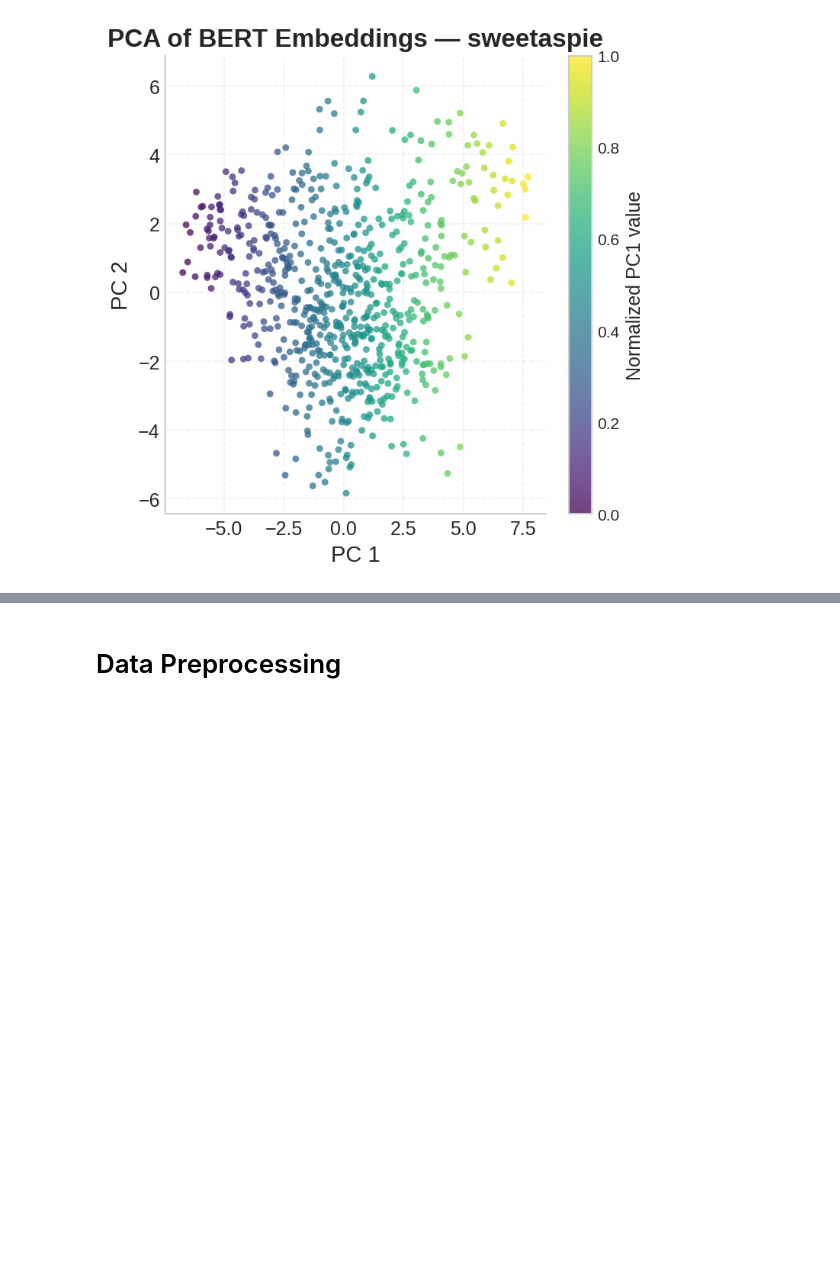
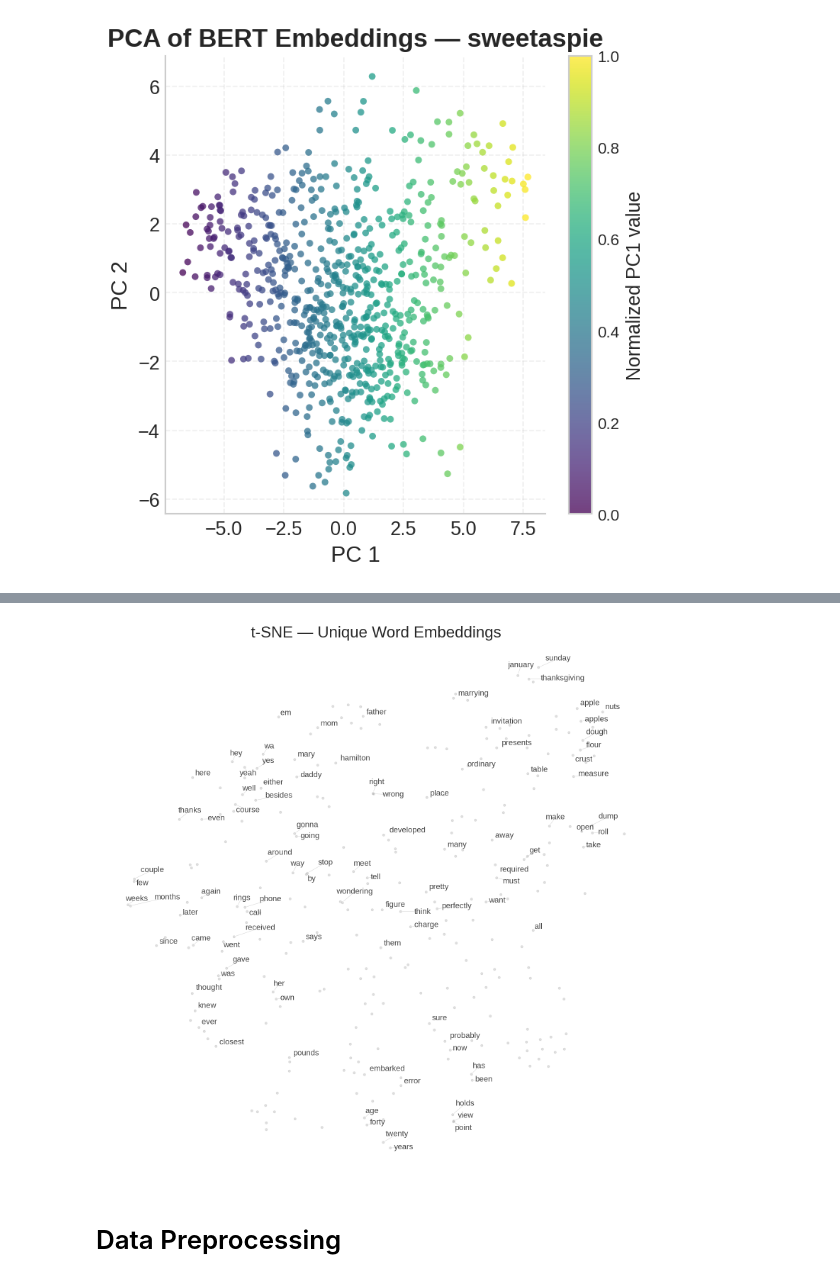
Before and after one commit to mkaeppel/stat215a_final, a Jupyter notebook: code/bert_pretrained.ipynb, the cells around one changed output, grey strips where cells are left out. Saved outputs shown, nothing was run; the diff lists cells and outputs as text; code cells hidden in the pictures; blank space fills up the shorter version.

Commit message:
update tsne

```diff
--- a/code/bert_pretrained.ipynb
+++ b/code/bert_pretrained.ipynb
@@ -174,6 +174,8 @@ with open(out_path, "wb") as f:
     pickle.dump(bert_embeddings, f)
 # %%
 # check embeddings
+out_dir = Path.cwd() / "embeddings"
+out_path = out_dir / "bert_base_uncased_word_embeddings.pkl"
 with open(out_path, "rb") as f:
     bert_emb = pickle.load(f)
 
@@ -254,3 +256,87 @@ plt.tight_layout()
 plt.show()
 # %% [output]
 [figure]
+# %%
+# tSNE and visualization
+
+from adjustText import adjust_text
+from collections import defaultdict
+from sklearn.decomposition import PCA
+from sklearn.manifold import TSNE
+
+# group embeddings by word
+word2vecs = defaultdict(list)
+for w, v in zip(words, embeddings):
+    w_clean = w.strip()
+    if w_clean:
+        word2vecs[w_clean].append(v)
+
+# average pooling to get one embedding per unique word
+unique_words = []
+unique_embs = []
+
+for w, vecs in word2vecs.items():
+    unique_words.append(w)
+    unique_embs.append(np.mean(vecs, axis=0))
+
+unique_embs = np.array(unique_embs)
+print(f"[INFO] unique words = {len(unique_words)}")
+
+
+# Select top words to label
+scores = np.linalg.norm(unique_embs, axis=1)
+top_k = 100
+top_idx = np.argsort(scores)[-top_k:]
+print(f"[INFO] labeling top {top_k} unique words")
+
+
+# PCA reduce to 50 dims (safer for t-SNE)
+pca = PCA(n_components=min(50, unique_embs.shape[1], unique_embs.shape[0]-1))
+X50 = pca.fit_transform(unique_embs)
+
+tsne = TSNE(
+    n_components=2,
+    perplexity=30,
+    learning_rate=200,
+    n_iter=1000,
+    metric="cosine",
+    random_state=42,
+    verbose=1
+)
+X2 = tsne.fit_transform(X50)
+
+
+# Plot + labels
+plt.figure(figsize=(8,8), dpi=200)
+plt.scatter(X2[:,0], X2[:,1], s=6, alpha=0.25, color="gray")
+
+texts = []
+for i in top_idx:
+    t = plt.text(
+        X2[i,0], X2[i,1],
+        unique_words[i],
+        fontsize=8,
+        alpha=0.85
+    )
+    texts.append(t)
+
+
+# auto adjust text to reduce overlaps
+adjust_text(
+    texts,
+    arrowprops=dict(
+        arrowstyle="-",
+        color="gray",
+        alpha=0.4
+    ),
+    expand_text=(1.1, 1.2),
+    force_points=0.15,
+    force_text=0.3
+)
+
+plt.title("t-SNE — Unique Word Embeddings", fontsize=16)
+plt.axis("off")
+plt.tight_layout()
+plt.savefig("bert_pretrained_tsne_unique.pdf", bbox_inches="tight", dpi=300)
+plt.show()
+# %% [output]
@@ -257,3 +352,4 @@ plt.show()
+[figure, added]
 # %% [markdown]
 # Data Preprocessing
 # %%
```
Also changed, not shown: parts of 1 cell of this notebook.
